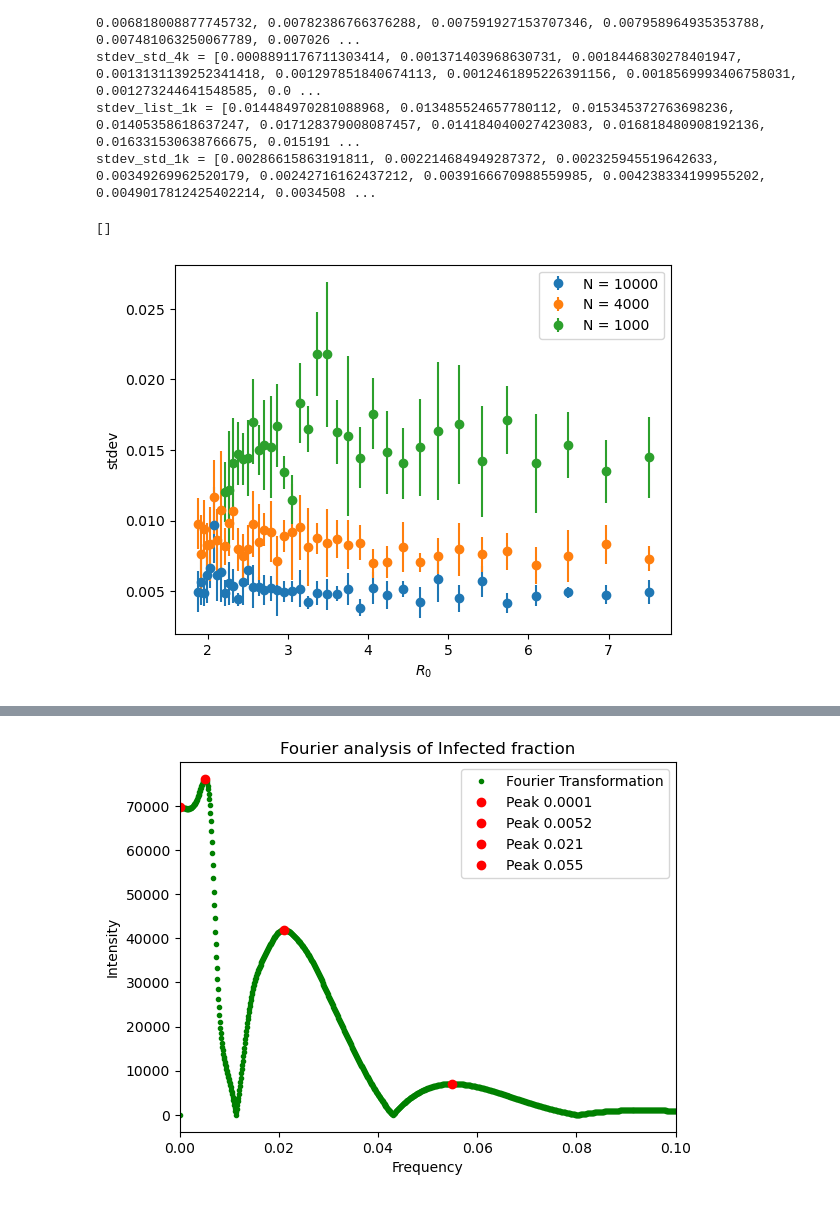
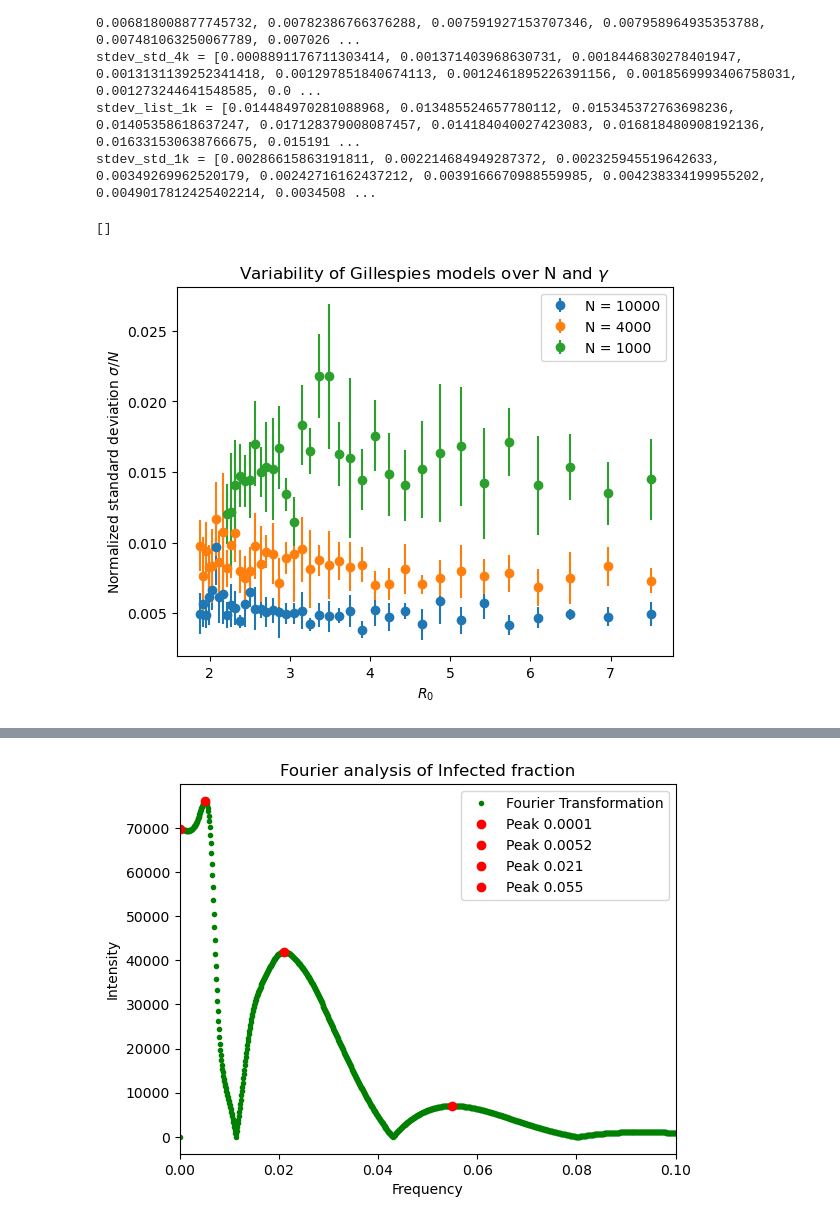
Before and after one commit to VictorianHues/Stochastic-SpatialModels_Assignment2, a Jupyter notebook: old_Peterson_15476758_Beumer_12640662_assignment2.ipynb, the cells around one changed output, grey strips where cells are left out. Saved outputs shown, nothing was run; the diff lists cells and outputs as text; code cells hidden in the pictures.

Commit message:
updated graphs

```diff
--- a/old_Peterson_15476758_Beumer_12640662_assignment2.ipynb
+++ b/old_Peterson_15476758_Beumer_12640662_assignment2.ipynb
@@ -374,7 +390,7 @@ with alive_bar(15*len(gamma_space), force_tty=True) as bar:
             bar()
         stdev_std_1k.append(np.std(stdev))
         stdev_list_1k.append(stdev.mean())
-    plt.errorbar(R0_space[0:gamma_limit_1k], stdev_list_1k, yerr=stdev_std_1k, fmt="o", label="1000")
+    plt.errorbar(R0_space[0:gamma_limit_1k], stdev_list_1k, yerr=stdev_std_1k, fmt="o", label="N = 1000")
 
 
 plt.xlabel("$R_0$")
@@ -401,19 +417,27 @@ stdev_list_4k = [0.007282265267701341, 0.008307426805462119, 0.00747643227889662
 stdev_std_4k = [0.0008891176711303414, 0.001371403968630731, 0.0018446830278401947, 0.0013131139252341418, 0.001297851840674113, 0.0012461895226391156, 0.0018569993406758031, 0.001273244641548585, 0.0 ...
 stdev_list_1k = [0.014484970281088968, 0.013485524657780112, 0.015345372763698236, 0.01405358618637247, 0.017128379008087457, 0.014184040027423083, 0.016818480908192136, 0.016331530638766675, 0.015191 ...
 stdev_std_1k = [0.00286615863191811, 0.002214684949287372, 0.002325945519642633, 0.00349269962520179, 0.00242716162437212, 0.0039166670988559985, 0.004238334199955202, 0.0049017812425402214, 0.0034508 ...
+# %%
+stdev_list_10k = [0.004959858354018354, 0.004743876467561756, 0.004898370835138705, 0.004684301081192487, 0.004155044353973891, 0.00568448468867324, 0.004496979286803243, 0.005883860679409077, 0.004221153849127088, 0.0051461407638835905, 0.004722606020607795, 0.005245024124079868, 0.0038288096486092287, 0.0051496280156170145, 0.004809310500697166, 0.004757909241239785, 0.004859661095635735, 0.004193119887279197, 0.0051620612624156195, 0.004978879127939639, 0.004948140388174969, 0.005045872740953895, 0.005191025868009999, 0.005078114094737452, 0.0053212379628908525, 0.0052961325546373676, 0.006483354973774247, 0.005651392198617071, 0.004421593784495538, 0.005378992782719703, 0.005559854653443849, 0.004872886869404151, 0.006364448676462258, 0.006171311483466957, 0.009695790799686098, 0.006607763380951978, 0.006136063854810013, 0.00484922077712622, 0.005628000791970076, 0.00495394126999534]
+stdev_std_10k = [0.0008586337340403784, 0.0006685768724778952, 0.00042420268044531537, 0.0007104196832160738, 0.0006996974232648312, 0.00112357500755665, 0.0009572879968022667, 0.001672683727565759, 0.001097262087841044, 0.0005555144793677902, 0.0009991932010291935, 0.0011346821590295915, 0.0005746180528563154, 0.001144296798706055, 0.000540009022591237, 0.001094060673813266, 0.0008640432794418069, 0.00048798088278510413, 0.0013085396806573556, 0.0007426192502188919, 0.0007373302281825199, 0.0018178133149826423, 0.0008885567330233175, 0.0010933882197448831, 0.000666107845843602, 0.0015167701278315754, 0.0010827525726460085, 0.001656953740165504, 0.0004659008688571083, 0.0012059214884178509, 0.0015199605176146604, 0.0009012348607567119, 0.002171885014911252, 0.0018705139104544723, 0.0026987560236773106, 0.0013965769926658413, 0.001984184419699762, 0.000906883116056877, 0.0016327350275237508, 0.0014601680801896316]
+stdev_list_4k = [0.007282265267701341, 0.008307426805462119, 0.007476432278896626, 0.006818008877745732, 0.00782386766376288, 0.007591927153707346, 0.007958964935353788, 0.007481063250067789, 0.007026010671189896, 0.00813278861630667, 0.007063255232162569, 0.006954830374870829, 0.008435085930499969, 0.008293736740117545, 0.008696912332997284, 0.008372514291664858, 0.008731993246649684, 0.008134028842720277, 0.009510009208885544, 0.009176190895883483, 0.008914629786227465, 0.007160257665719457, 0.0092157786010864, 0.009358875789073953, 0.008474609250694138, 0.009753401142902823, 0.007975532619521579, 0.0074968623420534454, 0.007957873073287861, 0.01065881901257804, 0.009855023878990829, 0.008173523987527475, 0.010757820524042639, 0.008610538613891109, 0.011665831934722705, 0.008343147904381353, 0.008247288594664929, 0.009411009438762743, 0.0076105154221603145, 0.009763611616476613]
+stdev_std_4k = [0.0008891176711303414, 0.001371403968630731, 0.0018446830278401947, 0.0013131139252341418, 0.001297851840674113, 0.0012461895226391156, 0.0018569993406758031, 0.001273244641548585, 0.0007024579721576439, 0.0017546950411827422, 0.0011342630443357134, 0.0010483660622781514, 0.0012543081836387828, 0.001725166027950226, 0.0013337262551456849, 0.002408618509984472, 0.0011156992176686333, 0.0027693271535476015, 0.0023180517972953485, 0.0033950565851238704, 0.0011111729283466122, 0.0017624869300747563, 0.0021603716430676915, 0.0011647105341097844, 0.002672762120040881, 0.002367808611610766, 0.0017180290601498751, 0.0015525426480084265, 0.001507849153353736, 0.0020191132337548626, 0.0024017869082738797, 0.0013026008105849556, 0.004148608863553042, 0.0021852064310271427, 0.002593624167911588, 0.00262680419686624, 0.0015543185911347573, 0.002015463061836674, 0.002780973036789519, 0.0018101305752066992]
+stdev_list_1k = [0.014484970281088968, 0.013485524657780112, 0.015345372763698236, 0.01405358618637247, 0.017128379008087457, 0.014184040027423083, 0.016818480908192136, 0.016331530638766675, 0.015191788501727015, 0.014070366821023727, 0.014826007247140793, 0.01757299269998287, 0.014458083582018545, 0.016000790964051326, 0.016292656253405088, 0.02179762791903234, 0.021781371324248164, 0.01650788341320348, 0.01834183059705816, 0.01146065614321496, 0.013430142836997089, 0.016731852535767554, 0.015206800770756243, 0.015330472786596949, 0.015019098782627449, 0.017011094879380663, 0.014413386388736415, 0.014354698119937845, 0.01474601576833474, 0.014069109940024185, 0.012147758411815673, 0.012005582065723903]
+stdev_std_1k = [0.00286615863191811, 0.002214684949287372, 0.002325945519642633, 0.00349269962520179, 0.00242716162437212, 0.0039166670988559985, 0.004238334199955202, 0.0049017812425402214, 0.003450838725537996, 0.0025134308824328847, 0.0029140906192223486, 0.0025378729599738626, 0.002163009614732351, 0.00569216420438023, 0.002252370132894331, 0.005141510375242114, 0.002977876480117987, 0.0016195919944791133, 0.0028528306829962683, 0.0017425528874035773, 0.0011718687981503457, 0.002967837075893434, 0.0036065092939268325, 0.00319630594093176, 0.0017729651521589567, 0.0029854565631608457, 0.002677901587435816, 0.0018419801717484891, 0.002222127275464153, 0.003222544405334559, 0.004198436222593393, 0.0021195580607025603]
 # %%
 R0_space = beta / gamma_space
 plt.errorbar(R0_space, stdev_list_10k, yerr=stdev_std_10k, fmt="o", label="N = 10000")
 plt.errorbar(R0_space, stdev_list_4k, yerr=stdev_std_4k, fmt="o", label="N = 4000")
 plt.errorbar(R0_space[0:gamma_limit_1k], stdev_list_1k, yerr=stdev_std_1k, fmt="o", label="N = 1000")
 
 plt.xlabel("$R_0$")
-plt.ylabel("stdev")
+plt.ylabel("Normalized standard deviation $\\sigma/N$")
+plt.title("Variability of Gillespies models over N and $\\gamma$")
 plt.legend()
 plt.plot()
 # %% [output]
 []
-[figure, old version]
+[figure, new version]
 # %%
 # Initial Values
 X0 = 995
```
Also changed, not shown: parts of 3 cells of this notebook.
